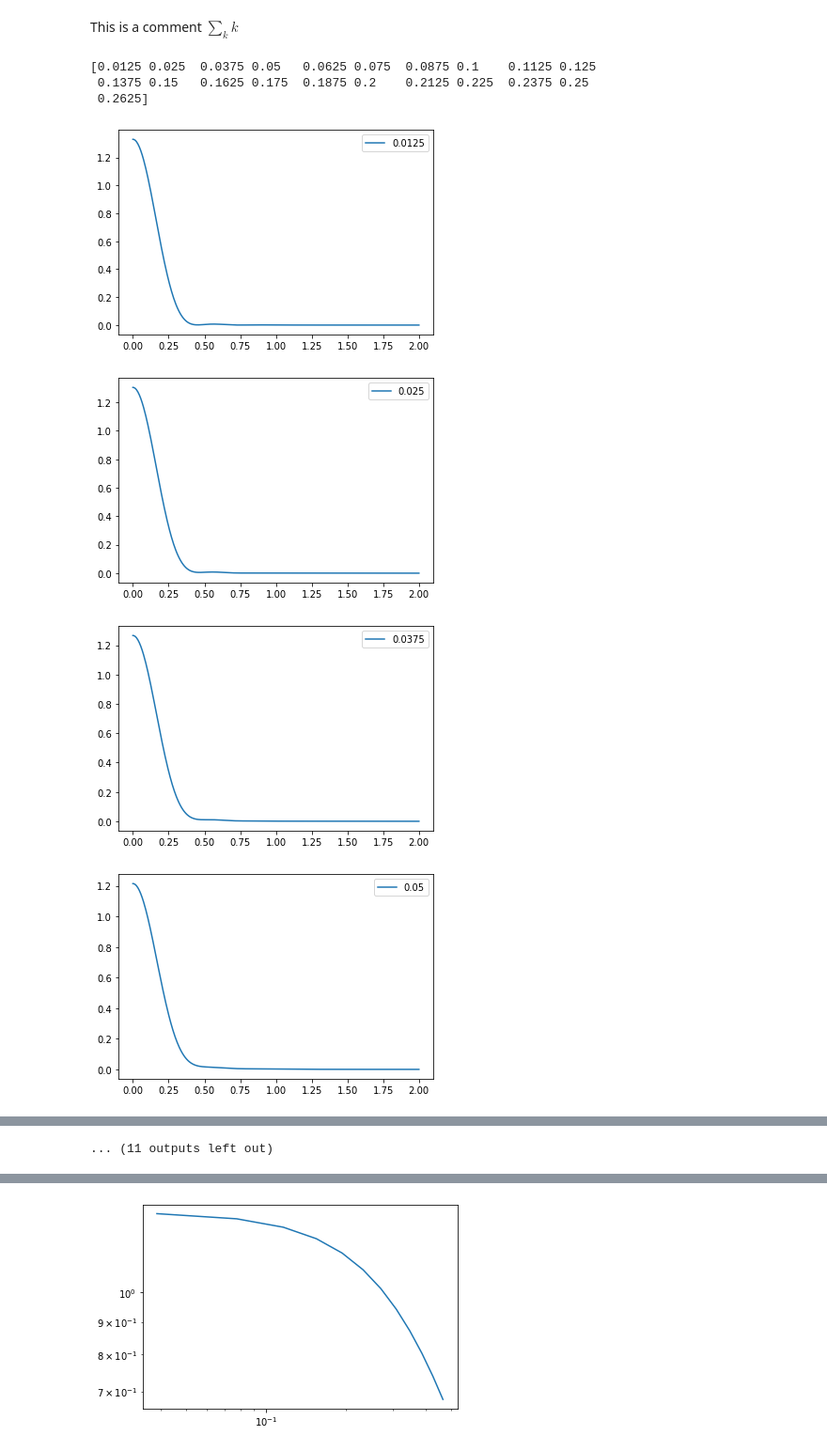
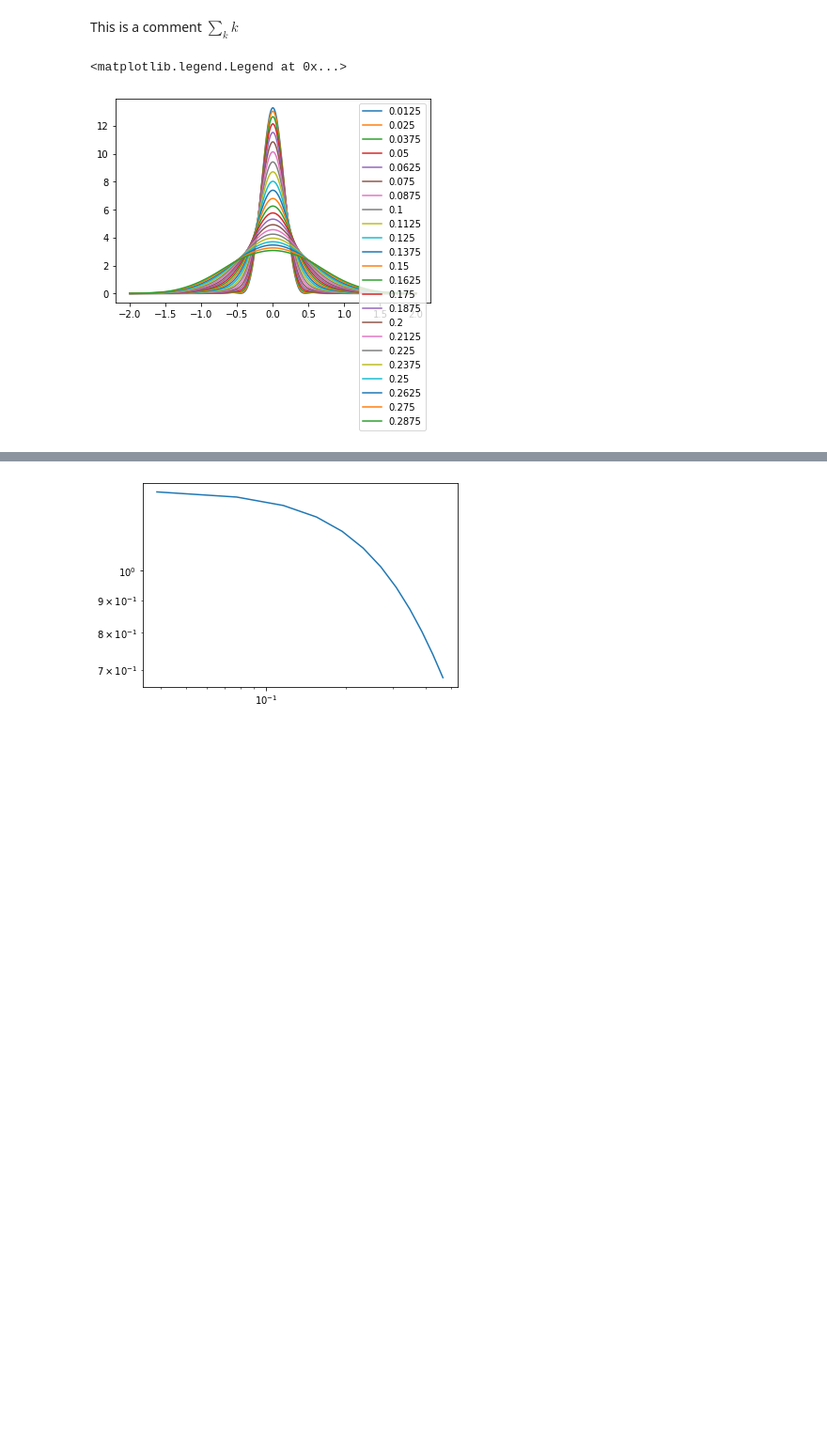
Before and after one commit to n-e-sherman/mps, a Jupyter notebook: jupyter/Untitled.ipynb, the cells around one changed output, grey strips where cells are left out. Shown: that part at 94% size. Cells and saved outputs as stored; diff of their text form; code cells hidden in the pictures; blank space fills up the shorter version.

```diff
--- a/jupyter/Untitled.ipynb
+++ b/jupyter/Untitled.ipynb
@@ -29,11 +29,12 @@ To retain the current behavior and silence the warning, pass 'sort=True'.
 
   """
 # %%
-dfc = df.loc[(df['thermal'] == 1) & (df['N']==50) & (df['Model']=='XX') & (df['MaxDim'] == 100) & (df['nChebyshev']==1700) & (df['W']==50)]
+dfc = df.loc[(df['thermal'] == 1) & (df['N']==80) & (df['Model']=='Heisenberg') & (df['MaxDim'] == 100) & (df['nChebyshev']==1700) & (df['W']>30)]
 N = int(dfc.nChebyshev.unique())
 qs = dfc.qFactor.unique()
 print(qs)
 W = float(dfc.W.unique())
+W = W
 Wp = 0.9875
 a = W/(2*Wp)
 omegas = np.linspace(-2,2,401)
@@ -47,7 +48,6 @@ for q in qs:
         res += 2*g(i,N)*mom[i]*T(i,wp)
     s.append(coeff*res)
 moms = list(dfc.moment)
-plt.xlim(-2,2)
 for sw in s:
     plt.plot(omegas,sw)
 plt.savefig('XX-L50.pdf',format='pdf')
@@ -68,18 +70,11 @@ This is a comment $\sum_k k$
 # %%
 inds = np.argsort(qs)
 qs = qs[inds]
-print(qs)
 s = np.array(s)[inds]
 for q,sqw in zip(qs,s):
-    plt.plot(omegas,sqw,label=str(q))
-    plt.legend()
-    plt.show()
-    plt.clf()
+    if(q < 0.3):
+        plt.plot(omegas,10*sqw,label=str(q))
+plt.legend()
 # %% [output]
-[0.0125 0.025  0.0375 0.05   0.0625 0.075  0.0875 0.1    0.1125 0.125
- 0.1375 0.15   0.1625 0.175  0.1875 0.2    0.2125 0.225  0.2375 0.25
- 0.2625]
+<matplotlib.legend.Legend at 0x...>
-[figure, old version]
+[figure, new version]
-[figure, removed]
-[figure, removed]
-[figure, removed]
@@ -93,4 +81,3 @@ for q,sqw in zip(qs,s):
-... (11 outputs left out)
 # %%
 for i,f in enumerate(os.listdir("../.results/broadening/")):
     if i == 0:
```
Also changed, not shown: parts of 6 cells of this notebook, 13 other files.
